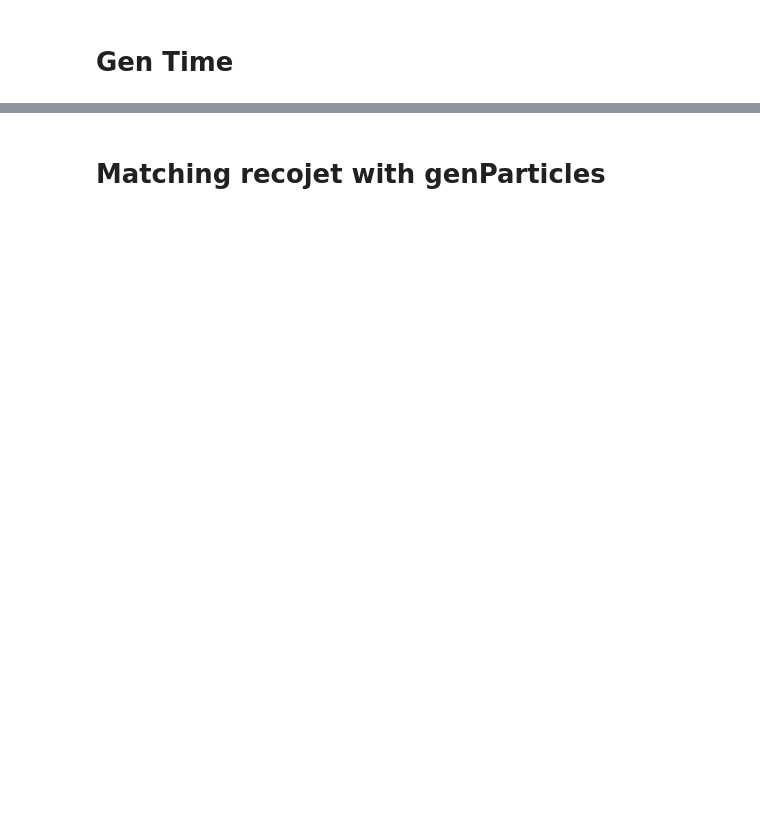
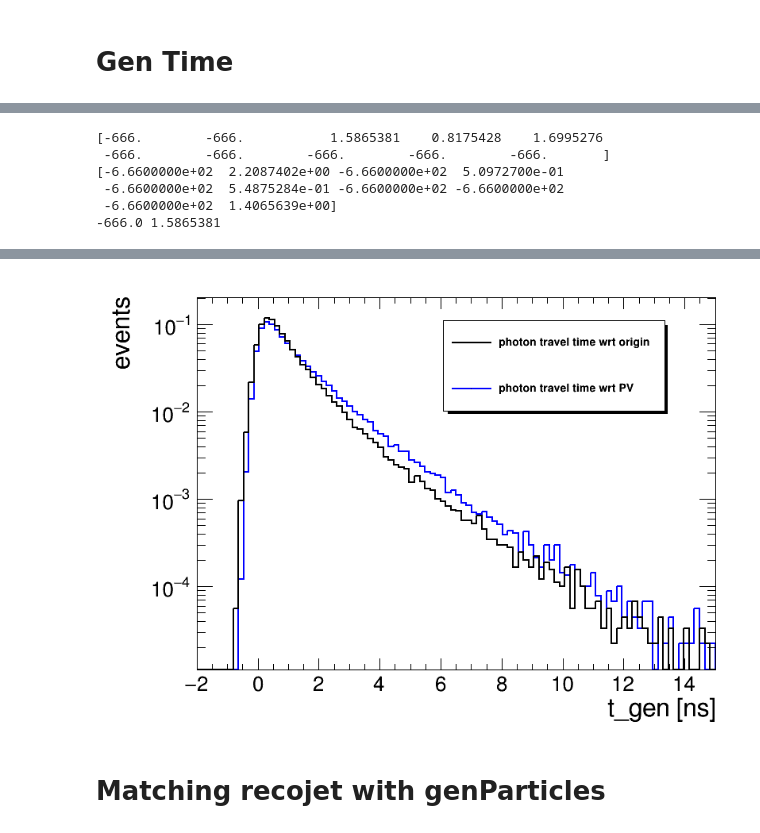
Before and after one commit to cms-lpc-llp/delayed_jet_analyzer, a Jupyter notebook: plot_scripts/four_jet_time_plotter.ipynb, the cells around one changed output, grey strips where cells are left out. Drawn from its saved outputs; the diff is of its cells as text; code cells hidden in the pictures; blank space fills up the shorter version.

```diff
--- a/plot_scripts/four_jet_time_plotter.ipynb
+++ b/plot_scripts/four_jet_time_plotter.ipynb
@@ -136,10 +157,10 @@ c.SaveAs("../plots/gen_time_bs_compare.pdf")
 # %%
 #reco vs. gen time different photon travel time correction
-T = tree['m500ctau1000']
-gen_time = T['gen_time']
+T = tree['bbbb_mh125_ctau1']
+gen_time = T['gen_time'].array()
 gen_time = np.reshape(gen_time,(-1,1))
 gen_time = gen_time.flatten('F')
-gen_time_pv = T['gen_time_pv']
+gen_time_pv = T['gen_time_pv'].array()
 gen_time_pv = gen_time_pv.flatten('F')
 
 print(gen_time[:10],gen_time_pv[:10])
@@ -164,3 +185,9 @@ leg.Draw()
 c.SetLogy()
 c.Draw()
 c.SaveAs("../plots/gen_time_photon_correction_compare.pdf")
+# %% [output]
+[-666.        -666.           1.5865381    0.8175428    1.6995276
+ -666.        -666.        -666.        -666.        -666.       ] [-6.6600000e+02  2.2087402e+00 -6.6600000e+02  5.0972700e-01
+ -6.6600000e+02  5.4875284e-01 -6.6600000e+02 -6.6600000e+02
+ -6.6600000e+02  1.4065639e+00]
+-666.0 1.5865381
@@ -167,3 +198,4 @@ c.SaveAs("../plots/gen_time_photon_correction_compare.pdf")
+[figure, added]
 # %% [markdown]
 # Matching recojet with genParticles
 # %%
```
Also changed, not shown: parts of 9 cells of this notebook, 6 other files.
